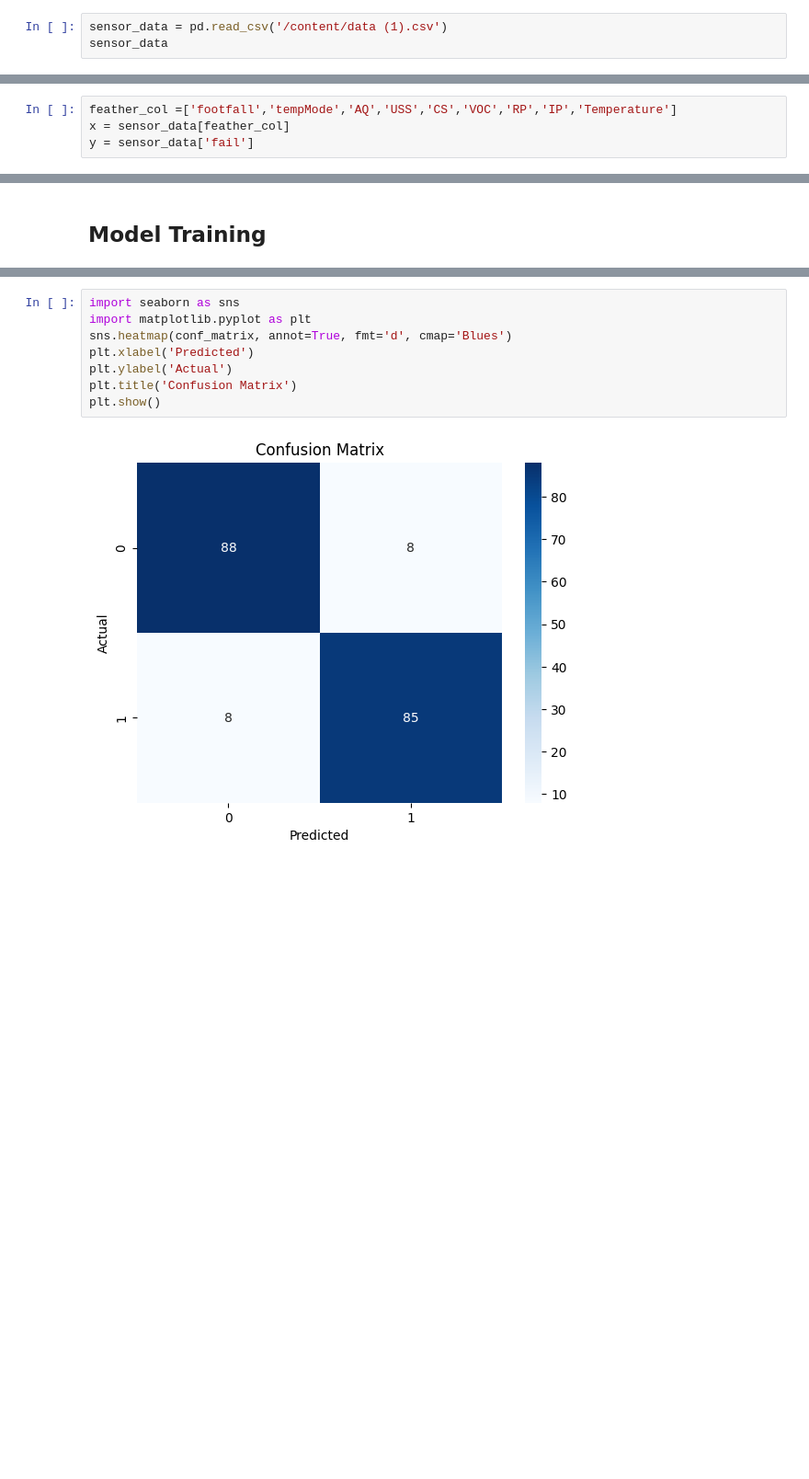
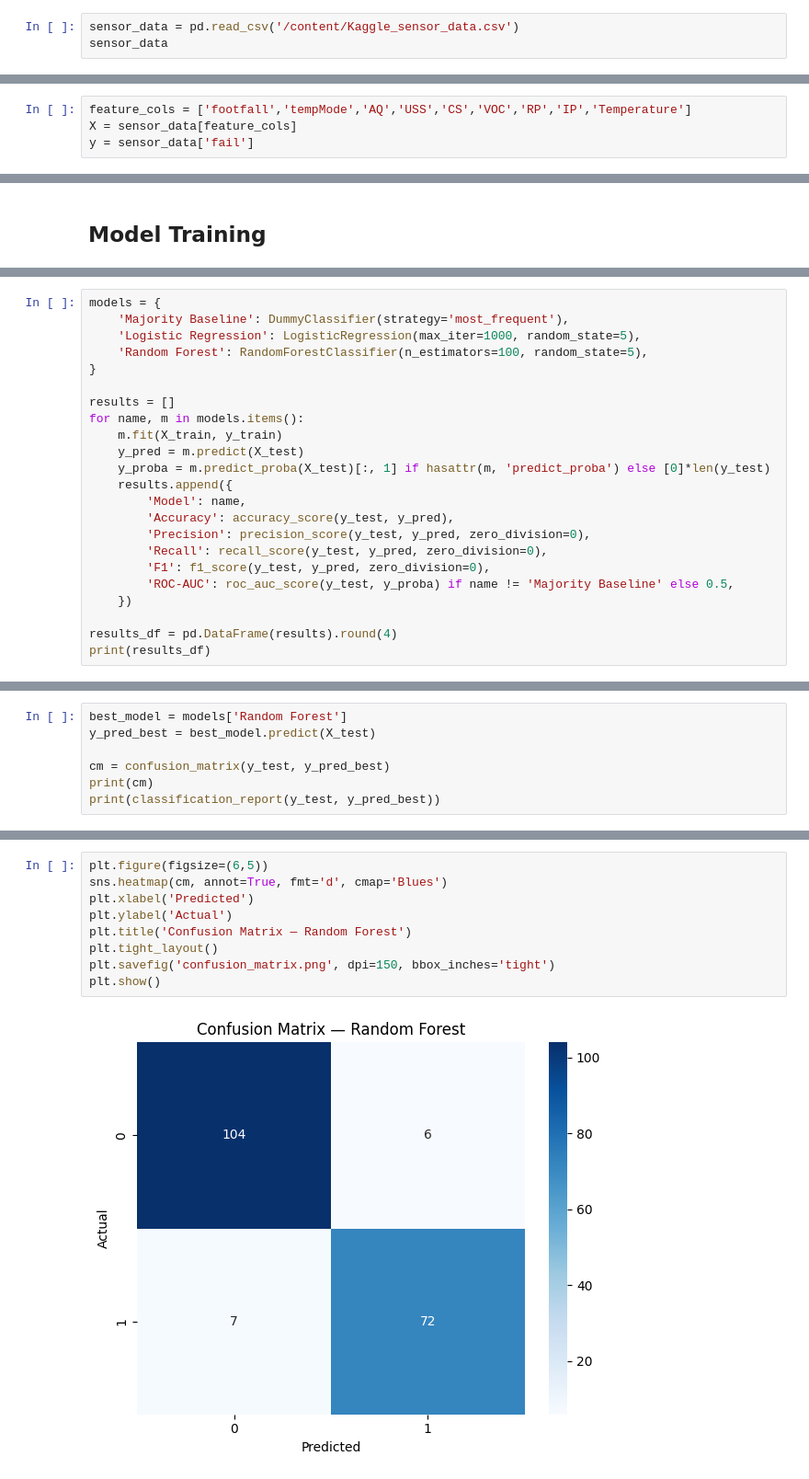
Before and after one commit to Sakshi-zz/Machine_Failure_prediction_model, a Jupyter notebook: Sakshi_Rana_Machine_Failure_Prediction_Model_Data_Science_July_Batch.ipynb, the cells around one changed output, grey strips where cells are left out. Shown at 92% size. Cells and saved outputs as stored; diff of their text form; blank space fills up the shorter version.

```diff
--- a/Sakshi_Rana_Machine_Failure_Prediction_Model_Data_Science_July_Batch.ipynb
+++ b/Sakshi_Rana_Machine_Failure_Prediction_Model_Data_Science_July_Batch.ipynb
@@ -35,7 +44,7 @@ from sklearn.linear_model import LogisticRegression
 # %% [markdown]
 ## Load dataset
 # %%
-sensor_data = pd.read_csv('/content/data (1).csv')
+sensor_data = pd.read_csv('/content/Kaggle_sensor_data.csv')
 sensor_data
 # %% [output]
 |  | footfall | tempMode | AQ | USS | CS | VOC | RP | IP | Temperature | fail |
@@ -160,6 +169,6 @@ plt.show()
 # %% [markdown]
 ## Train Test Data Splitting
 # %%
-feather_col =['footfall','tempMode','AQ','USS','CS','VOC','RP','IP','Temperature']
-x = sensor_data[feather_col]
+feature_cols = ['footfall','tempMode','AQ','USS','CS','VOC','RP','IP','Temperature']
+X = sensor_data[feature_cols]
 y = sensor_data['fail']
@@ -211,0 +191,23 @@ print(conf_matrix)
+# %%
+models = {
+    'Majority Baseline': DummyClassifier(strategy='most_frequent'),
+    'Logistic Regression': LogisticRegression(max_iter=1000, random_state=5),
+    'Random Forest': RandomForestClassifier(n_estimators=100, random_state=5),
+}
+
+results = []
+for name, m in models.items():
+    m.fit(X_train, y_train)
+    y_pred = m.predict(X_test)
+    y_proba = m.predict_proba(X_test)[:, 1] if hasattr(m, 'predict_proba') else [0]*len(y_test)
+    results.append({
+        'Model': name,
+        'Accuracy': accuracy_score(y_test, y_pred),
+        'Precision': precision_score(y_test, y_pred, zero_division=0),
+        'Recall': recall_score(y_test, y_pred, zero_division=0),
+        'F1': f1_score(y_test, y_pred, zero_division=0),
+        'ROC-AUC': roc_auc_score(y_test, y_proba) if name != 'Majority Baseline' else 0.5,
+    })
+
+results_df = pd.DataFrame(results).round(4)
+print(results_df)
@@ -211,0 +219,7 @@ print(conf_matrix)
+# %%
+best_model = models['Random Forest']
+y_pred_best = best_model.predict(X_test)
+
+cm = confusion_matrix(y_test, y_pred_best)
+print(cm)
+print(classification_report(y_test, y_pred_best))
@@ -212,13 +237,14 @@ print(conf_matrix)
 # %%
-import seaborn as sns
-import matplotlib.pyplot as plt
-sns.heatmap(conf_matrix, annot=True, fmt='d', cmap='Blues')
+plt.figure(figsize=(6,5))
+sns.heatmap(cm, annot=True, fmt='d', cmap='Blues')
 plt.xlabel('Predicted')
 plt.ylabel('Actual')
-plt.title('Confusion Matrix')
+plt.title('Confusion Matrix — Random Forest')
+plt.tight_layout()
+plt.savefig('confusion_matrix.png', dpi=150, bbox_inches='tight')
 plt.show()
 # %% [output]
-[figure, old version]
+[figure, new version]
 # %%
 # feature predict data model
 
```
Also changed, not shown: parts of 17 cells of this notebook.
